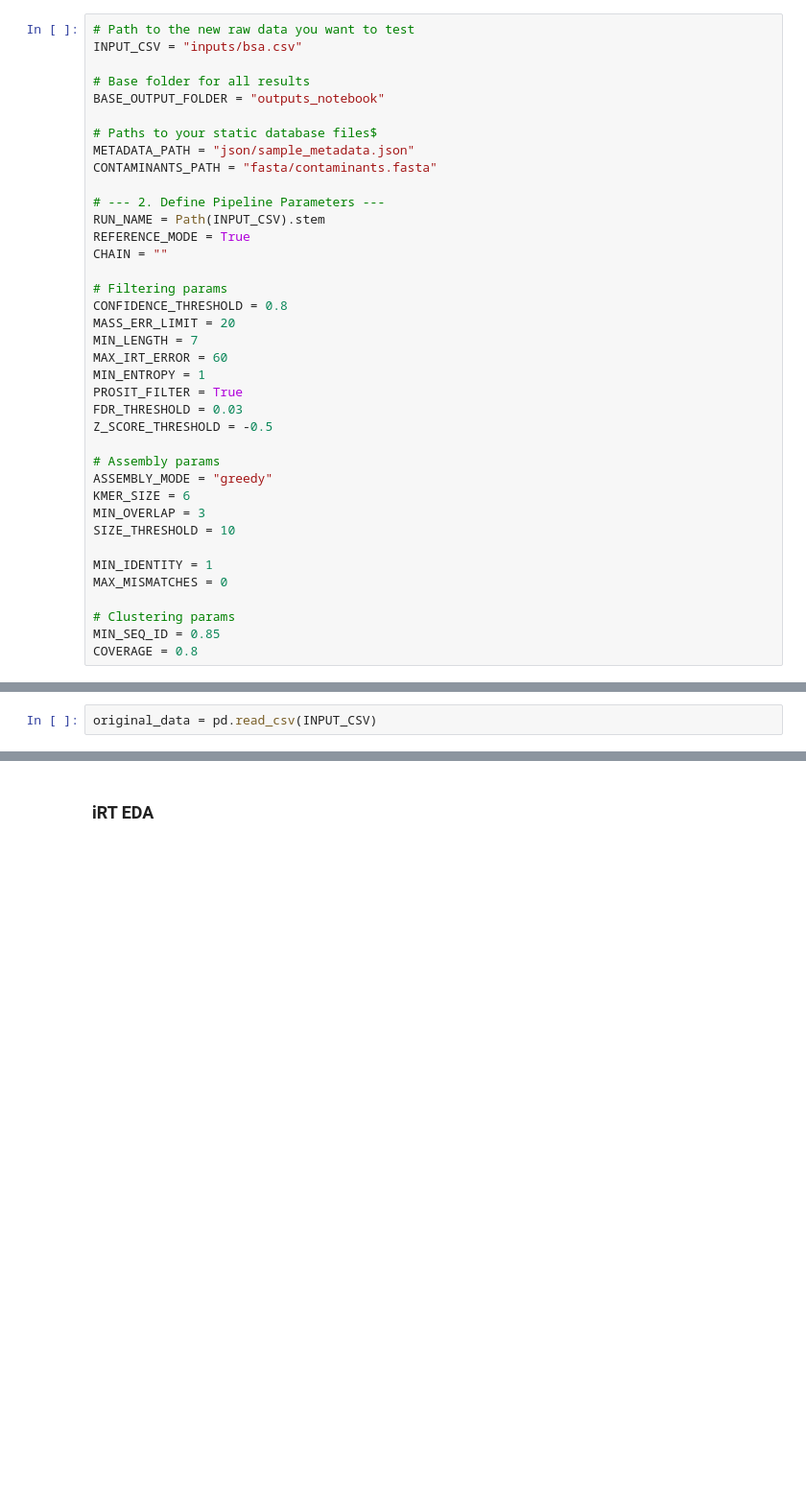
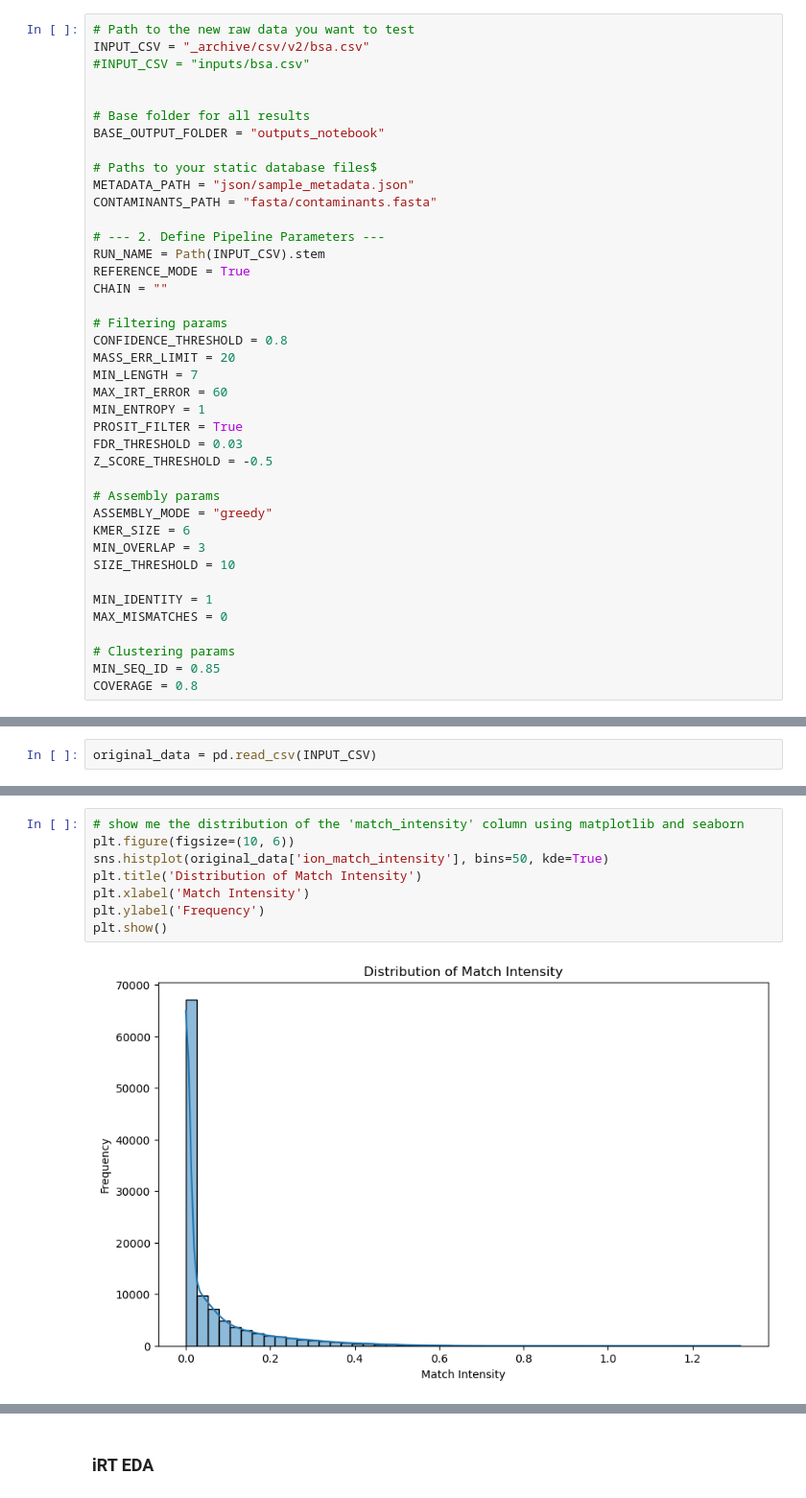
Before and after one commit to Multiomics-Analytics-Group/InstaNexus, a Jupyter notebook: docs/source/tutorials/examples/workflow.ipynb, the cells around one changed output, grey strips where cells are left out. Shown: that part at 96% size. Drawn from its saved outputs; the diff is of its cells as text; blank space fills up the shorter version.

```diff
--- a/docs/source/tutorials/examples/workflow.ipynb
+++ b/docs/source/tutorials/examples/workflow.ipynb
@@ -36,6 +40,8 @@ print(FIGURES_DIR)
 # %%
 # Path to the new raw data you want to test
-INPUT_CSV = "inputs/bsa.csv"
+INPUT_CSV = "_archive/csv/v2/bsa.csv"
+#INPUT_CSV = "inputs/bsa.csv"
+
 
 # Base folder for all results
 BASE_OUTPUT_FOLDER = "outputs_notebook"
@@ -132,0 +166,10 @@ original_data.columns
+# %%
+# show me the distribution of the 'match_intensity' column using matplotlib and seaborn
+plt.figure(figsize=(10, 6))
+sns.histplot(original_data['ion_match_intensity'], bins=50, kde=True)
+plt.title('Distribution of Match Intensity')
+plt.xlabel('Match Intensity')
+plt.ylabel('Frequency')
+plt.show()
+# %% [output]
+[figure, added]
```
Also changed, not shown: parts of 7 cells of this notebook.
